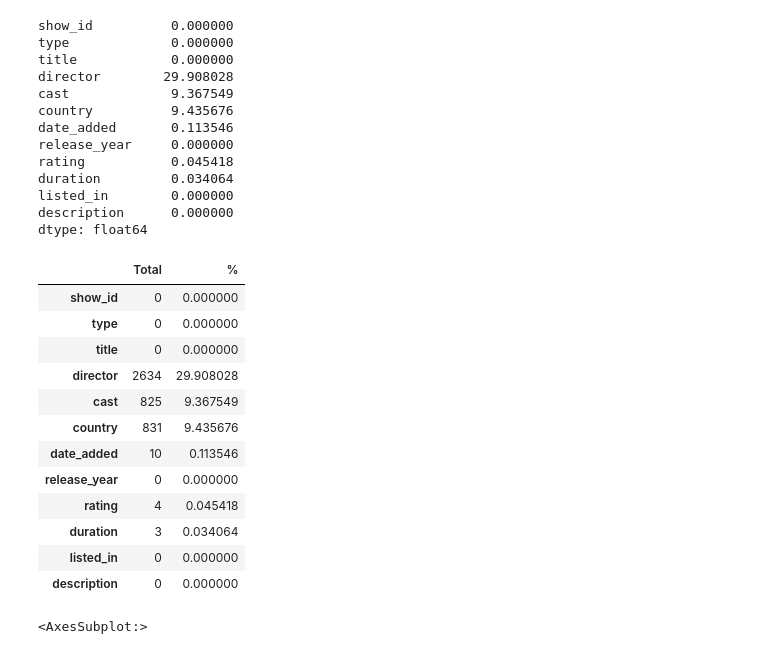
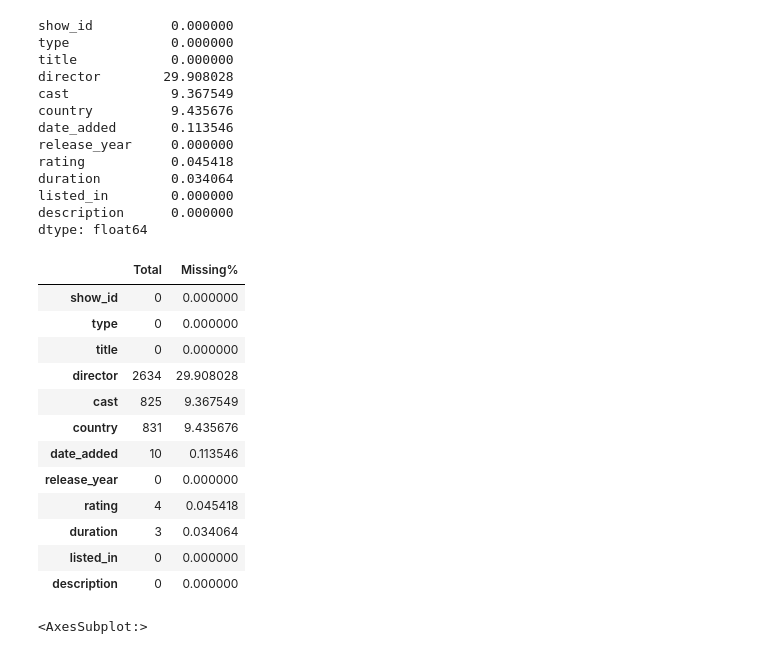
Before and after one commit to Swatikhedekar/1_Statistics-FSDA-iNeuron-Assignment1, a Jupyter notebook: eda-on-netflix-data-2021.ipynb, the cells around one changed output. Saved outputs shown, nothing was run; the diff lists cells and outputs as text; code cells hidden in the pictures.

```diff
--- a/eda-on-netflix-data-2021.ipynb
+++ b/eda-on-netflix-data-2021.ipynb
@@ -85,5 +82,5 @@ Wall time: 4.76 s
 # %% [markdown]
 #### Load the dataset
 # %%
-netflix = pd.read_csv(r"/kaggle/input/exploratory-data-analysis-on-netflix-data/netflix_titles_2021.csv")
+netflix = pd.read_csv("/kaggle/input/exploratory-data-analysis-on-netflix-data/netflix_titles_2021.csv")
 # %% [markdown]
@@ -261,10 +261,10 @@ description      0.000000
 dtype: float64
 # %%
 #missing values with %
-m = pd.concat([miss,miss1],axis=1,keys=['Total','%'])
+m = pd.concat([miss,miss1],axis=1,keys=['Total','Missing%'])
 m
 # %% [output]
-|  | Total | % |
+|  | Total | Missing% |
 | show_id | 0 | 0.000000 |
 | type | 0 | 0.000000 |
 | title | 0 | 0.000000 |
```
Also changed, not shown: parts of 54 cells of this notebook.
